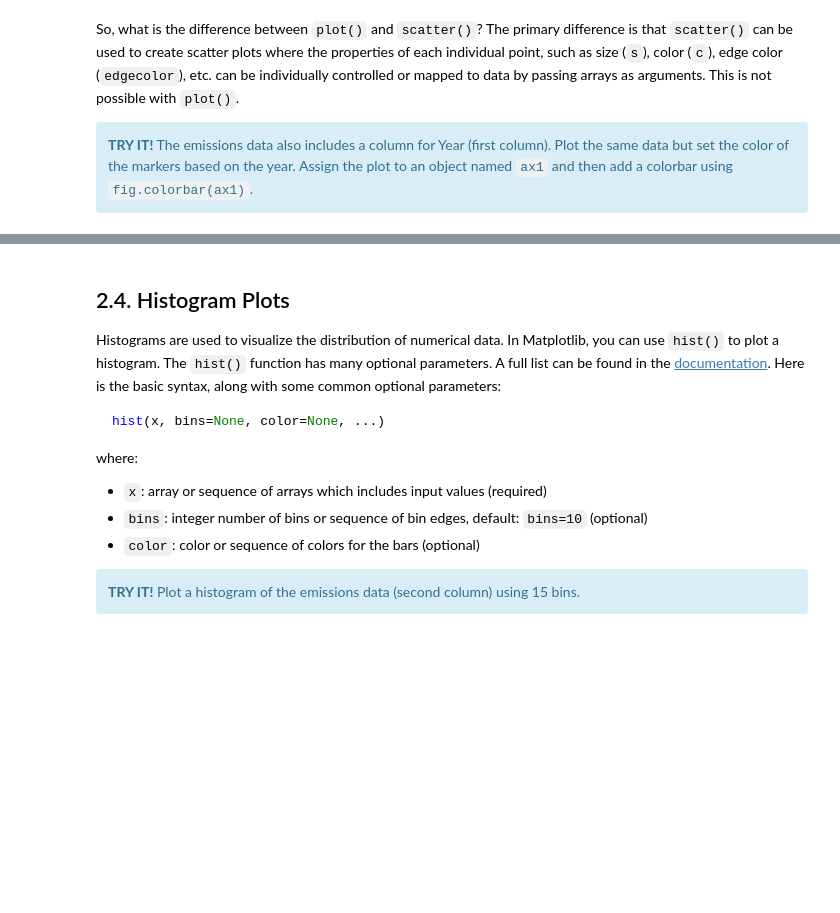
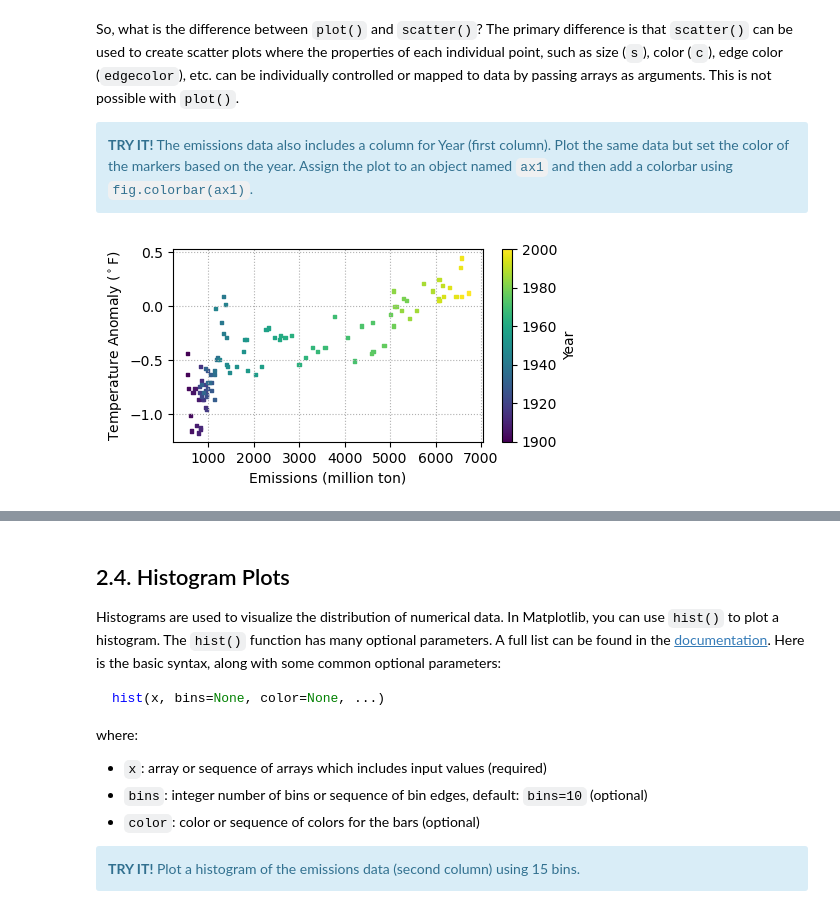
Before and after one commit to engin-7/e7-materials-fa26, a Jupyter notebook: lec/11_plotting_sol.ipynb, the cells around one changed output, grey strips where cells are left out. Saved outputs shown, nothing was run; the diff lists cells and outputs as text; code cells hidden in the pictures; blank space fills up the shorter version.

```diff
--- a/lec/11_plotting_sol.ipynb
+++ b/lec/11_plotting_sol.ipynb
@@ -799,22 +816,24 @@ So, what is the difference between `plot()` and `scatter()`? The primary differe
 # %%
 # create figure and axes
 fig = plt.figure(figsize=(5,2.5))
 ax = plt.axes()
 
 # plot the data and control color based on year
-
+ax1 = ax.scatter(data[:,1], data[:,2], marker='s', c=data[:,0], s=5)
 
 # control multiple properties
 ax.set(xlabel='Emissions (million ton)', ylabel=r'Temperature Anomaly ($^\circ$F)')
 
 # add grid line
 ax.grid(linestyle=':')
 
 # add colorbar
-
+fig.colorbar(ax1, label='Year')
 
 # display the figure
 plt.show()
+# %% [output]
+[figure, added]
 # %% [markdown]
 Notice that the color argument `c` is automatically mapped to a color scale (shown above by the `fig.colorbar(ax1)` command, where `fig` is the object name we used to refer to the Figure instance and `ax1` is the object name we used to refer to the container instance that includes the plot). This way, the color of the points can be used to convey information in a very powerful way.
 
```
Also changed, not shown: parts of 13 cells of this notebook.
